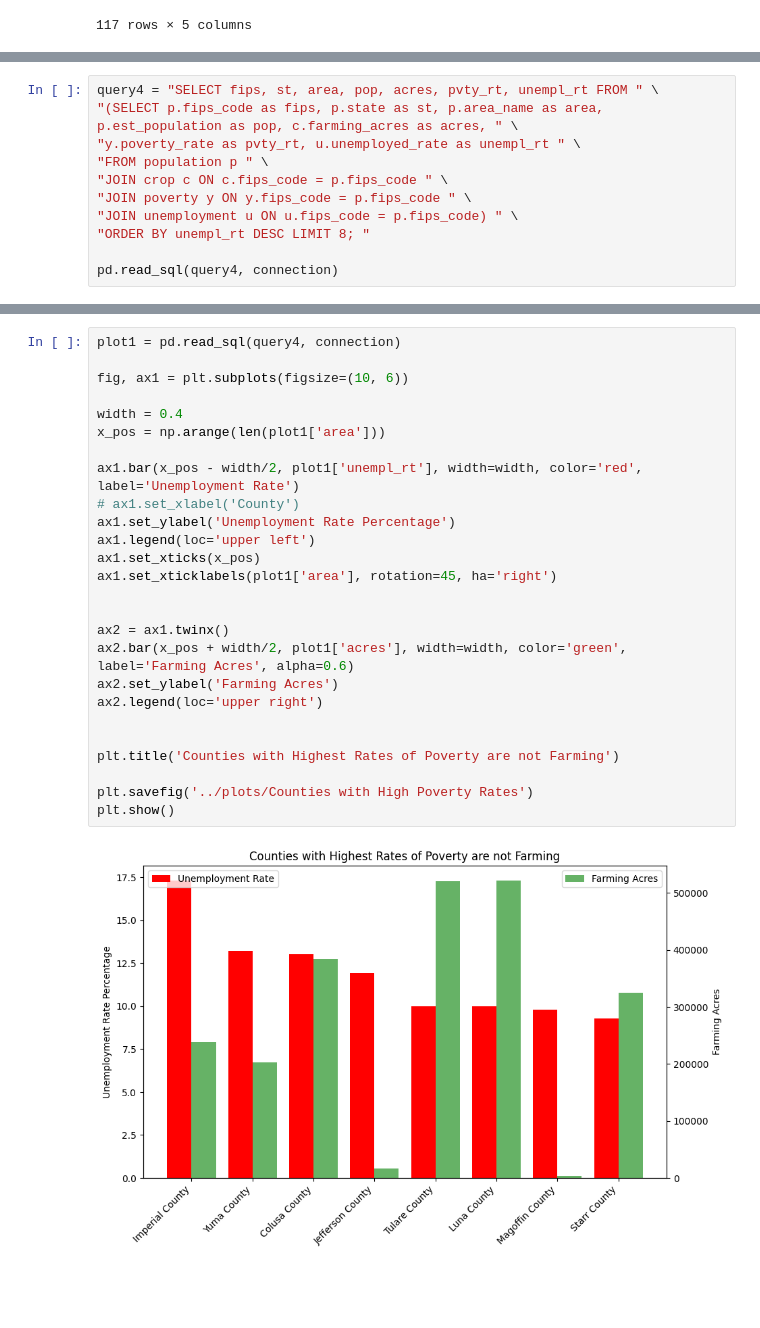
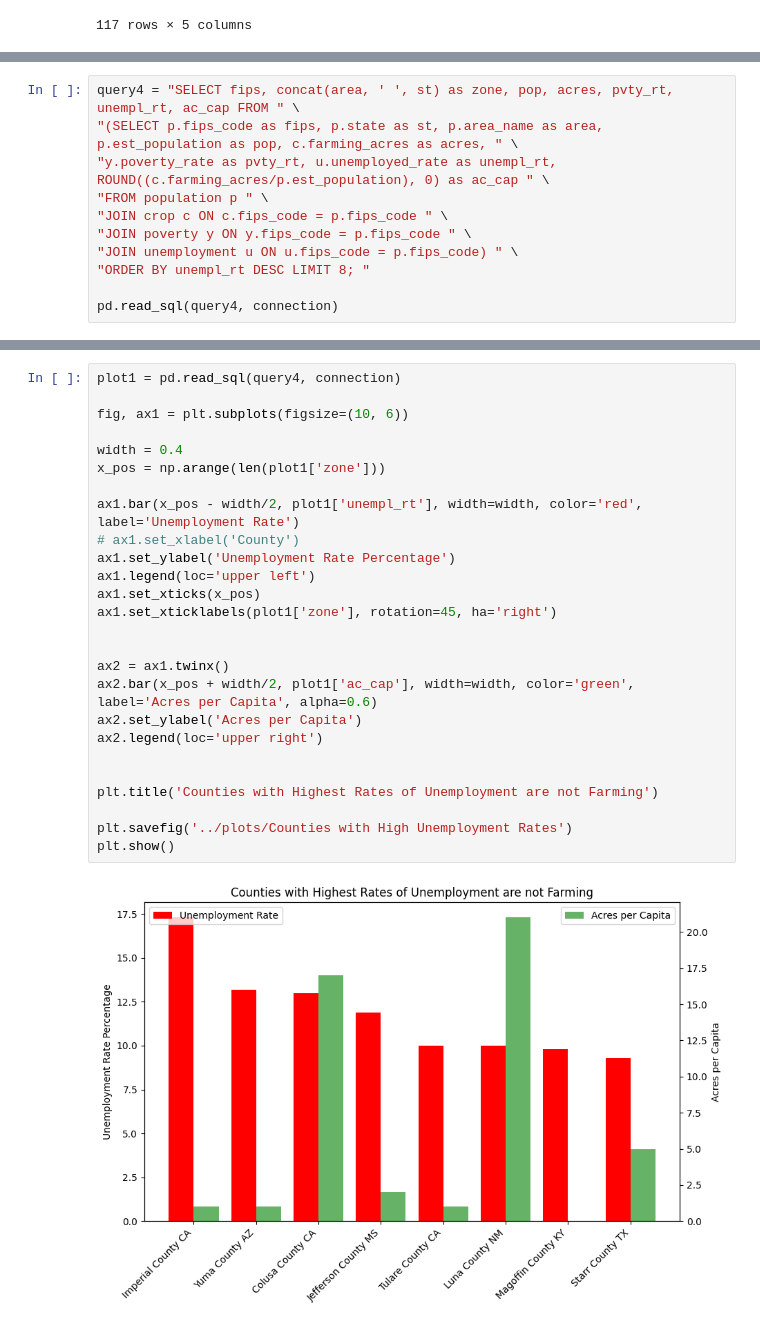
Before and after one commit to reppenp/Capstone_Project_Agri_Influence, a Jupyter notebook: workbook/agri_influence.ipynb, the cells around one changed output, grey strips where cells are left out. Saved outputs shown, nothing was run; the diff lists cells and outputs as text; blank space fills up the shorter version.

```diff
--- a/workbook/agri_influence.ipynb
+++ b/workbook/agri_influence.ipynb
@@ -854,7 +854,7 @@ pd.read_sql(query3, connection)
 # %%
-query4 = "SELECT fips, st, area, pop, acres, pvty_rt, unempl_rt FROM " \
+query4 = "SELECT fips, concat(area, ' ', st) as zone, pop, acres, pvty_rt, unempl_rt, ac_cap FROM " \
 "(SELECT p.fips_code as fips, p.state as st, p.area_name as area, p.est_population as pop, c.farming_acres as acres, " \
-"y.poverty_rate as pvty_rt, u.unemployed_rate as unempl_rt " \
+"y.poverty_rate as pvty_rt, u.unemployed_rate as unempl_rt, ROUND((c.farming_acres/p.est_population), 0) as ac_cap " \
 "FROM population p " \
 "JOIN crop c ON c.fips_code = p.fips_code " \
 "JOIN poverty y ON y.fips_code = p.fips_code " \
@@ -896,28 +926,28 @@ pd.read_sql(query5, connection)
 # %%
 plot1 = pd.read_sql(query4, connection)
 
 fig, ax1 = plt.subplots(figsize=(10, 6))
 
 width = 0.4
-x_pos = np.arange(len(plot1['area']))
+x_pos = np.arange(len(plot1['zone']))
 
 ax1.bar(x_pos - width/2, plot1['unempl_rt'], width=width, color='red', label='Unemployment Rate')
 # ax1.set_xlabel('County')
 ax1.set_ylabel('Unemployment Rate Percentage')
 ax1.legend(loc='upper left')
 ax1.set_xticks(x_pos)
-ax1.set_xticklabels(plot1['area'], rotation=45, ha='right')
+ax1.set_xticklabels(plot1['zone'], rotation=45, ha='right')
 
 
 ax2 = ax1.twinx()
-ax2.bar(x_pos + width/2, plot1['acres'], width=width, color='green', label='Farming Acres', alpha=0.6)
-ax2.set_ylabel('Farming Acres')
+ax2.bar(x_pos + width/2, plot1['ac_cap'], width=width, color='green', label='Acres per Capita', alpha=0.6)
+ax2.set_ylabel('Acres per Capita')
 ax2.legend(loc='upper right')
 
 
-plt.title('Counties with Highest Rates of Poverty are not Farming')
+plt.title('Counties with Highest Rates of Unemployment are not Farming')
 
-plt.savefig('../plots/Counties with High Poverty Rates')
+plt.savefig('../plots/Counties with High Unemployment Rates')
 plt.show()
 # %% [output]
-[figure, old version]
+[figure, new version]
```
Also changed, not shown: parts of 17 cells of this notebook, 4 other files.
